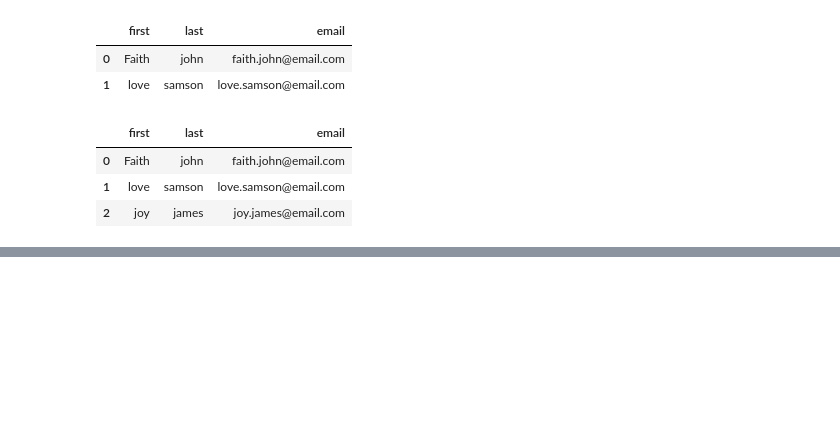
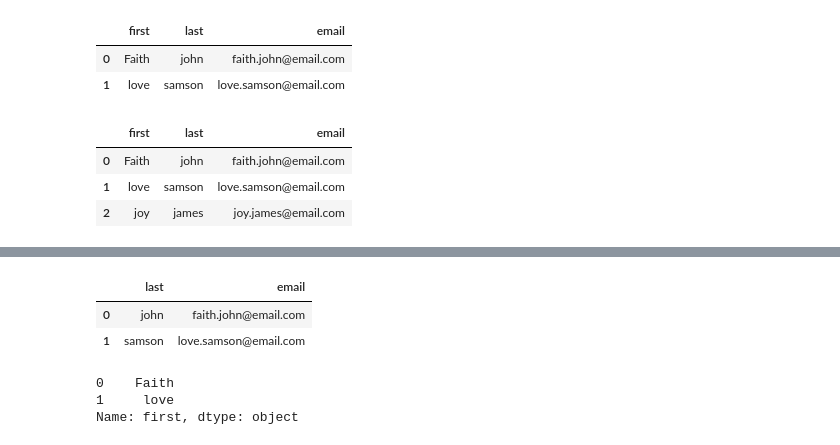
Before and after one commit to Leziga-Bakor/Advanced_Python, a Jupyter notebook: Pandas/pandas demo.ipynb, the cells around one changed output, grey strips where cells are left out. Cells and saved outputs as stored; diff of their text form; code cells hidden in the pictures; blank space fills up the shorter version.

```diff
--- a/Pandas/pandas demo.ipynb
+++ b/Pandas/pandas demo.ipynb
@@ -172,3 +172,15 @@ df.iloc[[0,10]]
 | 10 | 11 | I code primarily as a hobby | Yes | Once a month or more often | The quality of OSS and closed sou... | NaN | Antigua and Barbuda | Yes, full-time | Primary/elementary school | ... |
 # %%
 # jupyter
+# %%
+p_df.iloc[[0,1],[1,2]]
+# %% [output]
+|  | last | email |
+| 0 | john | faith.john@email.com |
+| 1 | samson | love.samson@email.com |
+# %%
+p_df.loc[[0,1],'first']
+# %% [output]
+0    Faith
+1     love
+Name: first, dtype: object
```
